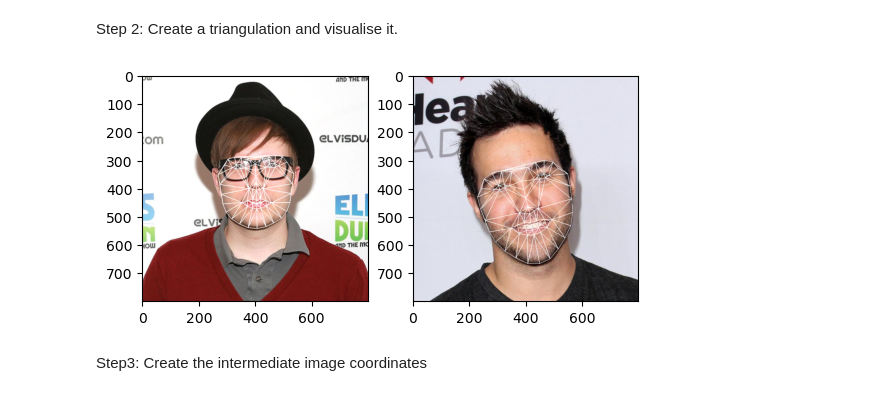
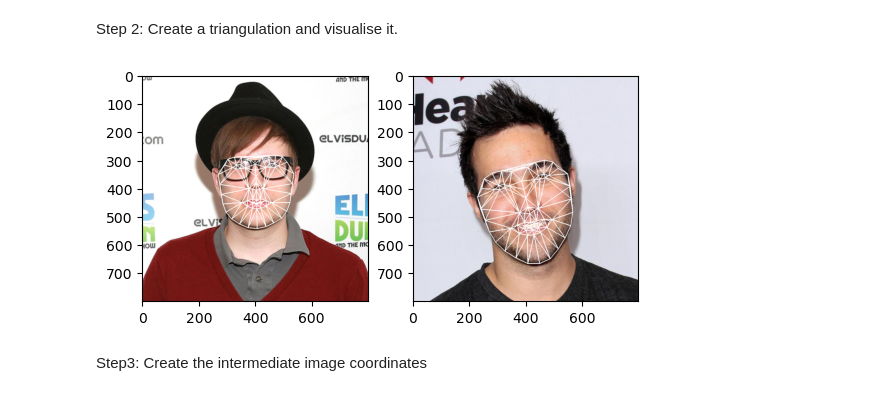
Before and after one commit to derkder/CGVI_CourseWork, a Jupyter notebook: ImageProcessing/CW/FaceMorphing.ipynb, the cells around one changed output. Cells and saved outputs as stored; diff of their text form; code cells hidden in the pictures.

```diff
--- a/ImageProcessing/CW/FaceMorphing.ipynb
+++ b/ImageProcessing/CW/FaceMorphing.ipynb
@@ -21,10 +21,8 @@ plt.style.use('default')
 Step 0: Read images
 # %%
 # the follow images are members of my favourite band Fall Out Boy
-image = cv2.imread("Orifaces\\patrick.jpg")
-image1 = cv2.cvtColor(image, cv2.COLOR_BGR2RGB)
-image = cv2.imread("Orifaces\\pete.jpg")
-image2 = cv2.cvtColor(image, cv2.COLOR_BGR2RGB)
+image1 = plt.imread("Orifaces\\patrick.jpg")
+image2 = plt.imread("Orifaces\\pete.jpg")
 plt.subplot(1, 2, 1)
 plt.imshow(image1)
 plt.subplot(1, 2, 2)
@@ -64,41 +62,31 @@ plt.imshow(image2_with_landmarks)
 # %% [markdown]
 Step 2:  Create a triangulation and visualise it.
 # %%
-# a Delaunay triangulation (DT), also known as a Delone triangulation, for a given set {pi} of discrete points pi in general position is a triangulation
-# such that no point pi is inside the circumcircle of any triangle in the DT.
-def draw_delaunay(img, points, color=(255, 255, 255)):
-    # create a Delaunay triangulation
-    delaunay = Delaunay(points)
+def draw_delaunay(img, points, triangles, color=(255, 255, 255)):
+    # draw the triangles using given triangle indices
+    for tri in triangles:
+        pt1 = (int(points[tri[0]][0]), int(points[tri[0]][1]))
+        pt2 = (int(points[tri[1]][0]), int(points[tri[1]][1]))
+        pt3 = (int(points[tri[2]][0]), int(points[tri[2]][1]))
 
-    # draw the triangles
-    for simplex in delaunay.simplices:
-        pt1 = points[simplex[0]]
-        pt2 = points[simplex[1]]
-        pt3 = points[simplex[2]]
         cv2.line(img, pt1, pt2, color, 1, cv2.LINE_AA, 0)
         cv2.line(img, pt2, pt3, color, 1, cv2.LINE_AA, 0)
         cv2.line(img, pt3, pt1, color, 1, cv2.LINE_AA, 0)
 
-    return delaunay
+# Create Delaunay triangulation for the first image
+delaunay_triangles1 = Delaunay(landmarks1)
 
-
-# Convert landmarks to a 2-D numpy array
-points1 = np.array(landmarks1, dtype=np.int32)
-points2 = np.array(landmarks2, dtype=np.int32)
-
-# Draw Delaunay triangles
-delaunay_triangles1 = draw_delaunay(image1, points1)
-delaunay_triangles2 = draw_delaunay(image2, points2)
+draw_delaunay(image1, landmarks1, delaunay_triangles1.simplices)
+draw_delaunay(image2, landmarks2, delaunay_triangles1.simplices)
 
 plt.subplot(1, 2, 1)
 plt.imshow(image1)
 plt.subplot(1, 2, 2)
 plt.imshow(image2)
+plt.show()
 
-# Extract the list of triangle vertices
-triangle_vertices1 = delaunay_triangles1.simplices.copy()
-triangle_vertices2 = delaunay_triangles2.simplices.copy()
+delaunay_triangles1 = delaunay_triangles1.simplices
 # %% [output]
-[figure, old version]
+[figure, new version]
 # %% [markdown]
 Step3: Create the intermediate image coordinates
```
Also changed, not shown: parts of 1 cell of this notebook.
